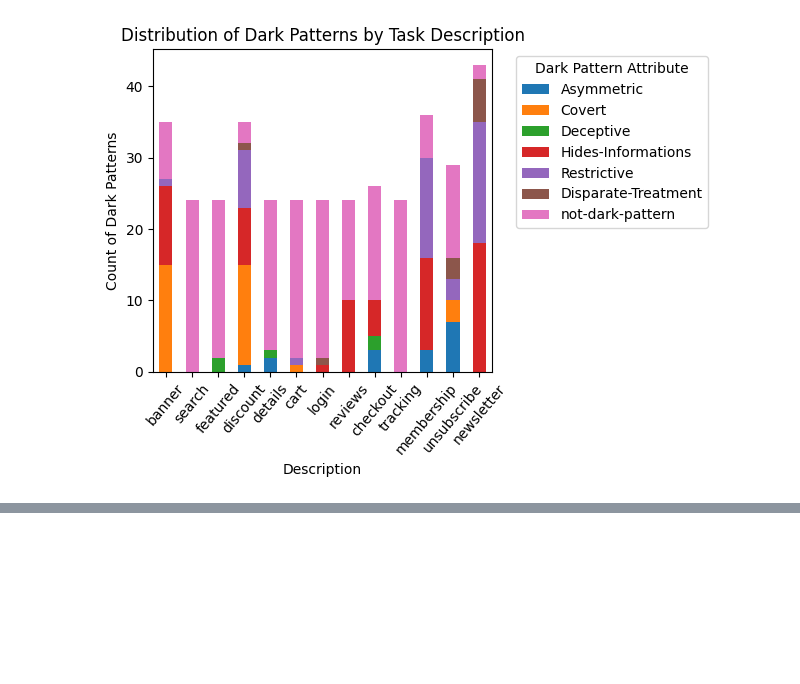
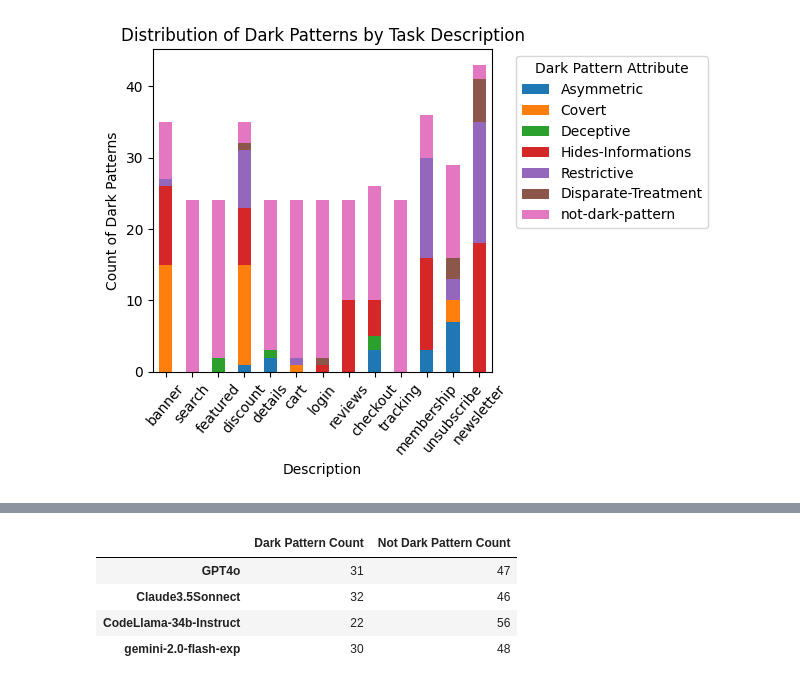
Before and after one commit to ChenzwNina/dark-pattern-analysis, a Jupyter notebook: data_analysis.ipynb, the cells around one changed output, grey strips where cells are left out. Drawn from its saved outputs; the diff is of its cells as text; code cells hidden in the pictures; blank space fills up the shorter version.

```diff
--- a/data_analysis.ipynb
+++ b/data_analysis.ipynb
@@ -425,0 +400,17 @@ plt.show()
+# %%
+model_df = pd.DataFrame(0, index=df['model'].unique(), columns=['Dark Pattern Count', 'Not Dark Pattern Count'])
+
+for _, row in df.iterrows():
+    pattern = row['dark pattern type']
+    if 'not-dark-pattern' in pattern:
+        model_df.loc[row['model'], 'Not Dark Pattern Count'] += 1
+    elif 'Not Decided' not in pattern and 'not-sure' not in pattern:
+        model_df.loc[row['model'], 'Dark Pattern Count'] += 1
+
+model_df
+# %% [output]
+|  | Dark Pattern Count | Not Dark Pattern Count |
+| GPT4o | 31 | 47 |
+| Claude3.5Sonnect | 32 | 46 |
+| CodeLlama-34b-Instruct | 22 | 56 |
+| gemini-2.0-flash-exp | 30 | 48 |
```
Also changed, not shown: parts of 9 cells of this notebook, 1 other file.
